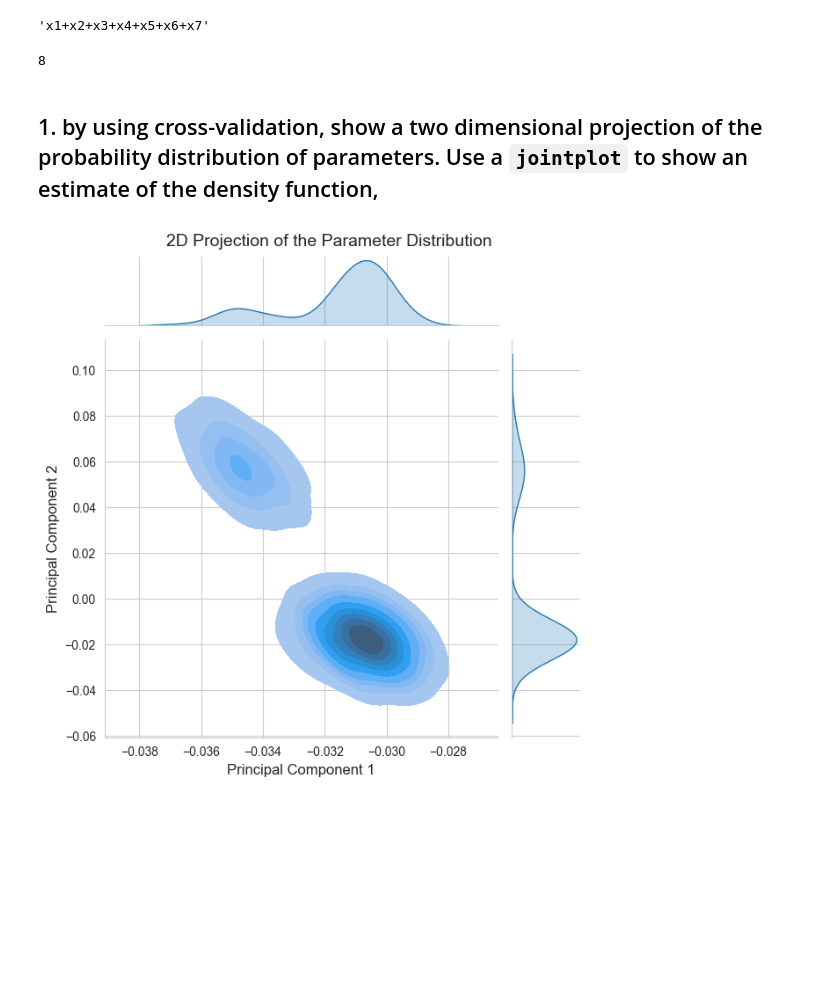
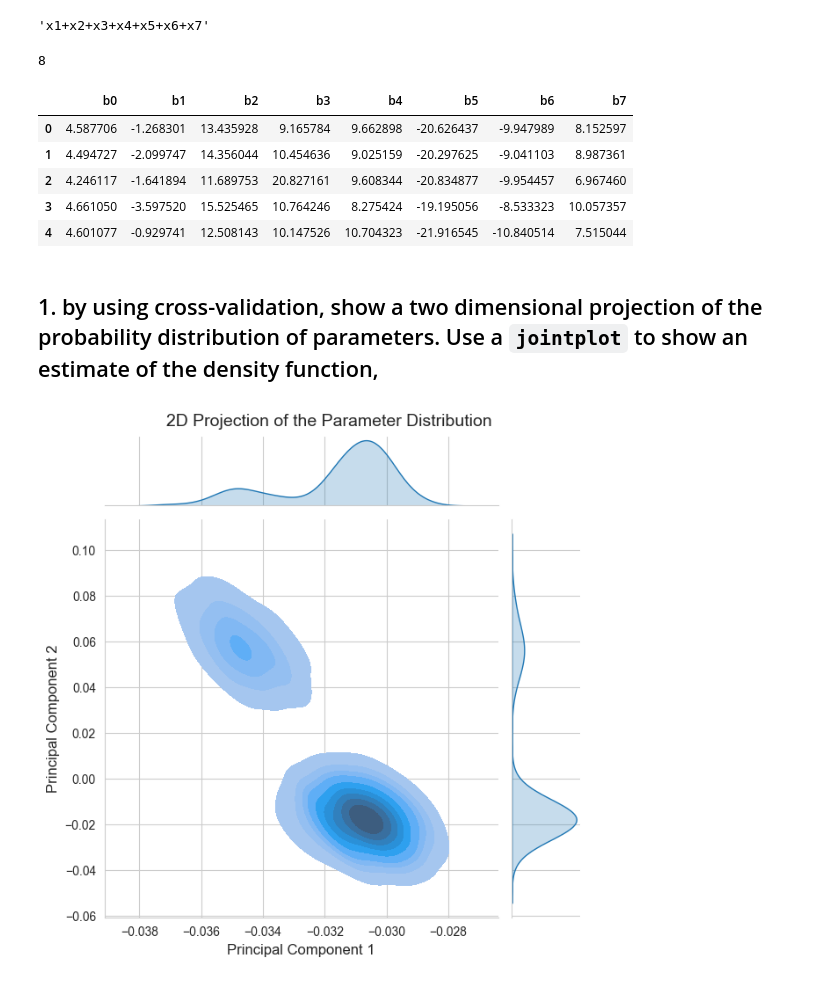
Before and after one commit to K3nnyZY/OPTIMIZATION, a Jupyter notebook: minimos cuadrados/Ejercicios/Punto1.ipynb, the cells around one changed output. Drawn from its saved outputs; the diff is of its cells as text; code cells hidden in the pictures; blank space fills up the shorter version.

```diff
--- a/minimos cuadrados/Ejercicios/Punto1.ipynb
+++ b/minimos cuadrados/Ejercicios/Punto1.ipynb
@@ -58,32 +60,45 @@ print(X.shape[1])
 # %%
 # Listas para almacenar los resultados de cada iteración de la validación cruzada
 SC = []  # Scores o coeficiente de determinacion "R^2"
 Ei = []  # Errores
 Bi = []  # Coeficientes
 Vi = []  # Varianza de los errores
 
 
 # Realizar 1000 iteraciones de validación cruzada
 for i in range(1000):
     # Dividir el dataset en conjuntos de entrenamiento y validación
     X_train, X_val, y_train, y_val = train_test_split(X, y, test_size=0.2, random_state=i)
 
     # Entrenar el modelo de regresión lineal
     lr = lm.LinearRegression(fit_intercept=False)
     lr.fit(X_train, y_train)
 
     # Calcular y almacenar el score (R²)
     SC.append(lr.score(X_val, y_val))
 
     # Calcular y almacenar los errores
     ei = (y_val - lr.predict(X_val)).ravel()
     Ei.append(ei)
 
     # Calcular y almacenar la varianza de los errores
     Vi.append(np.var(ei))
 
     # Almacenar los coeficientes del modelo
     Bi.append(lr.coef_.ravel())
+
+
+df_Bi = pd.DataFrame(Bi)
+df_Bi.columns = [f'b{i}' for i in range(0, df_Bi.shape[1])]
+
+df_Bi.head()
+# %% [output]
+|  | b0 | b1 | b2 | b3 | b4 | b5 | b6 | b7 |
+| 0 | 4.587706 | -1.268301 | 13.435928 | 9.165784 | 9.662898 | -20.626437 | -9.947989 | 8.152597 |
+| 1 | 4.494727 | -2.099747 | 14.356044 | 10.454636 | 9.025159 | -20.297625 | -9.041103 | 8.987361 |
+| 2 | 4.246117 | -1.641894 | 11.689753 | 20.827161 | 9.608344 | -20.834877 | -9.954457 | 6.967460 |
+| 3 | 4.661050 | -3.597520 | 15.525465 | 10.764246 | 8.275424 | -19.195056 | -8.533323 | 10.057357 |
+| 4 | 4.601077 | -0.929741 | 12.508143 | 10.147526 | 10.704323 | -21.916545 | -10.840514 | 7.515044 |
 # %% [markdown]
 ## 1. by using cross-validation, show a two dimensional projection of the probability distribution of parameters. Use a `jointplot` to show an estimate of the density function,
 # %%
```
Also changed, not shown: parts of 1 cell of this notebook, 3 other files.
